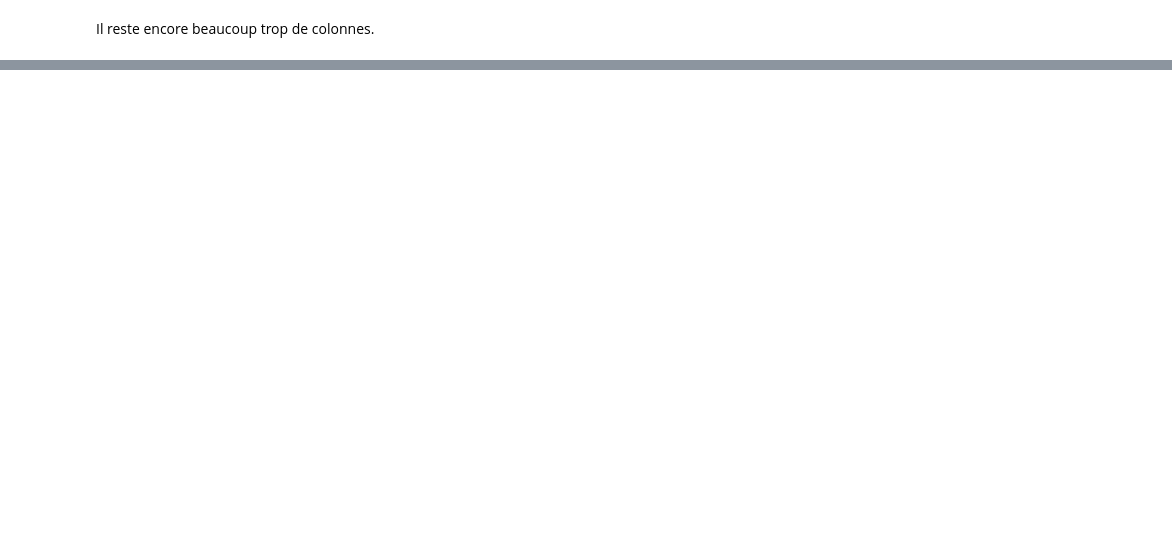
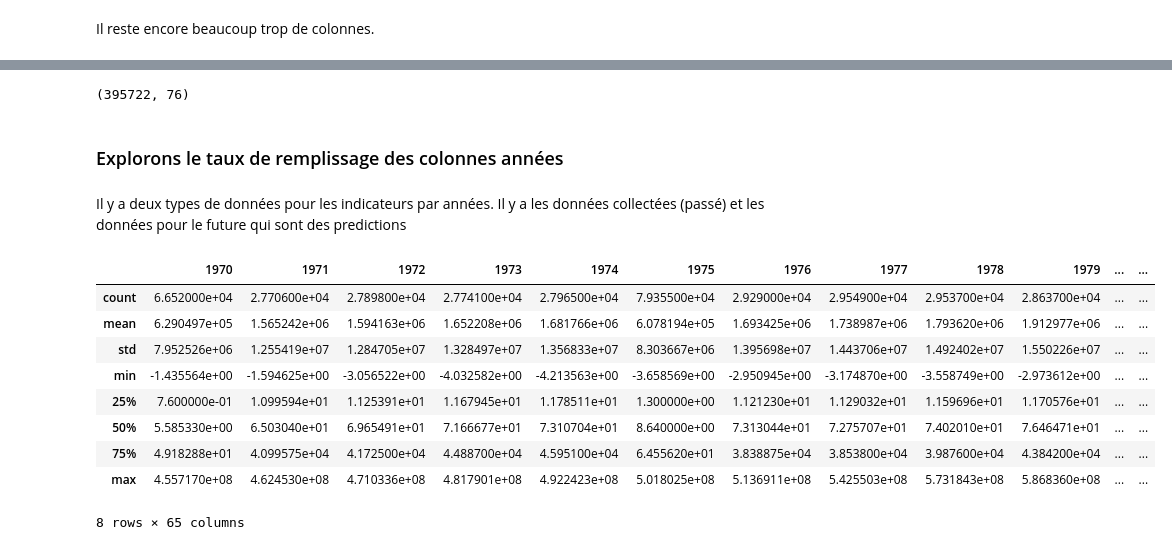
Before and after one commit to khub41/OC_P02, a Jupyter notebook: data_clean.ipynb, the cells around one changed output, grey strips where cells are left out. Drawn from its saved outputs; the diff is of its cells as text; code cells hidden in the pictures; blank space fills up the shorter version.

Commit message:
Update data_clean.ipynb
Maj - graph

```diff
--- a/data_clean.ipynb
+++ b/data_clean.ipynb
@@ -171,0 +873,2 @@ Il reste encore beaucoup trop de colonnes.
+# %%
+useless_cols_manual.append(data.columns[99])
@@ -171,0 +890,2 @@ Il reste encore beaucoup trop de colonnes.
+# %%
+useless_cols_manual.append(data.columns[100])
@@ -171,0 +912,25 @@ Il reste encore beaucoup trop de colonnes.
+# %%
+data = data.drop(columns=useless_cols_manual)
+# %%
+data.shape
+# %% [output]
+(395722, 76)
+# %% [markdown]
+### Explorons le taux de remplissage des colonnes années
+# %% [markdown]
+Il y a deux types de données pour les indicateurs par années. Il y a les données collectées (passé) et les données pour le future qui sont des predictions
+# %%
+describe = data.describe()
+# %%
+describe
+# %% [output]
+|  | 1970 | 1971 | 1972 | 1973 | 1974 | 1975 | 1976 | 1977 | 1978 | 1979 | ... | ... |
+| count | 6.652000e+04 | 2.770600e+04 | 2.789800e+04 | 2.774100e+04 | 2.796500e+04 | 7.935500e+04 | 2.929000e+04 | 2.954900e+04 | 2.953700e+04 | 2.863700e+04 | ... | ... |
+| mean | 6.290497e+05 | 1.565242e+06 | 1.594163e+06 | 1.652208e+06 | 1.681766e+06 | 6.078194e+05 | 1.693425e+06 | 1.738987e+06 | 1.793620e+06 | 1.912977e+06 | ... | ... |
+| std | 7.952526e+06 | 1.255419e+07 | 1.284705e+07 | 1.328497e+07 | 1.356833e+07 | 8.303667e+06 | 1.395698e+07 | 1.443706e+07 | 1.492402e+07 | 1.550226e+07 | ... | ... |
+| min | -1.435564e+00 | -1.594625e+00 | -3.056522e+00 | -4.032582e+00 | -4.213563e+00 | -3.658569e+00 | -2.950945e+00 | -3.174870e+00 | -3.558749e+00 | -2.973612e+00 | ... | ... |
+| 25% | 7.600000e-01 | 1.099594e+01 | 1.125391e+01 | 1.167945e+01 | 1.178511e+01 | 1.300000e+00 | 1.121230e+01 | 1.129032e+01 | 1.159696e+01 | 1.170576e+01 | ... | ... |
+| 50% | 5.585330e+00 | 6.503040e+01 | 6.965491e+01 | 7.166677e+01 | 7.310704e+01 | 8.640000e+00 | 7.313044e+01 | 7.275707e+01 | 7.402010e+01 | 7.646471e+01 | ... | ... |
+| 75% | 4.918288e+01 | 4.099575e+04 | 4.172500e+04 | 4.488700e+04 | 4.595100e+04 | 6.455620e+01 | 3.838875e+04 | 3.853800e+04 | 3.987600e+04 | 4.384200e+04 | ... | ... |
+| max | 4.557170e+08 | 4.624530e+08 | 4.710336e+08 | 4.817901e+08 | 4.922423e+08 | 5.018025e+08 | 5.136911e+08 | 5.425503e+08 | 5.731843e+08 | 5.868360e+08 | ... | ... |
+8 rows × 65 columns
```
Also changed, not shown: parts of 134 cells of this notebook.
